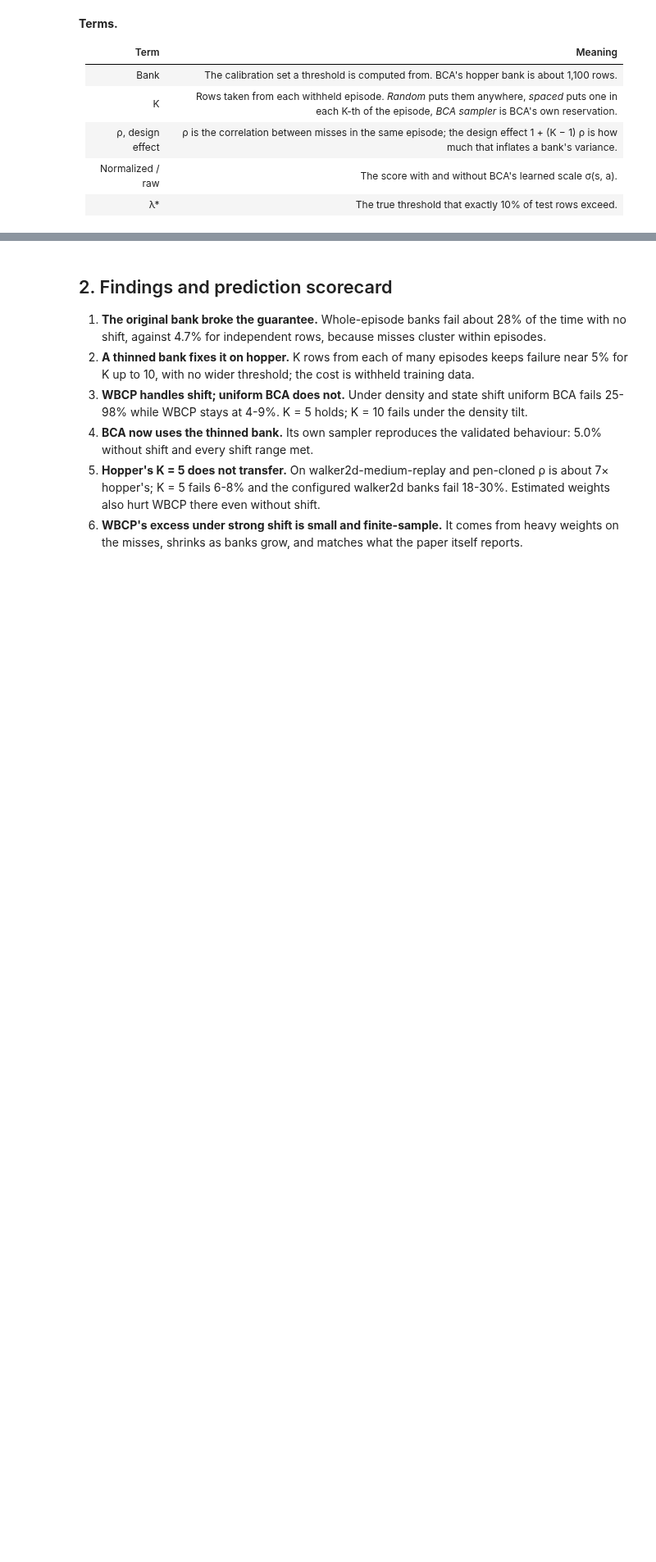
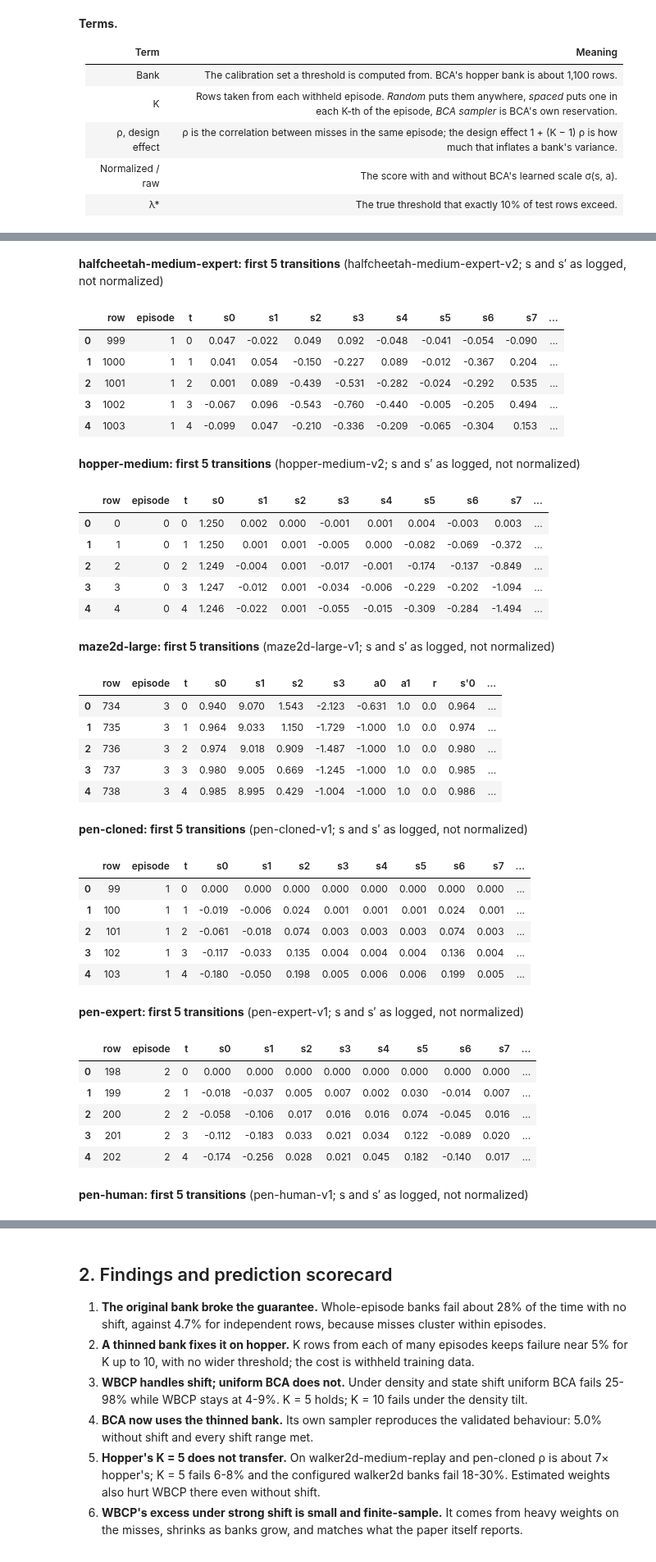
Before and after one commit to dbayha7/BCA, a Jupyter notebook: experiments/wbcp/results.ipynb, the cells around one changed output, grey strips where cells are left out. Shown at 82% size. Saved outputs shown, nothing was run; the diff lists cells and outputs as text; code cells hidden in the pictures; blank space fills up the shorter version.

```diff
--- a/experiments/wbcp/results.ipynb
+++ b/experiments/wbcp/results.ipynb
@@ -153,0 +251,66 @@ display(table([[k, p["rows"]["population"], p["rows"]["population_episodes"], p[
+# %%
+import h5py
+
+DATA = Path.home() / ".d4rl" / "datasets"
+summary = []
+with pd.option_context("display.max_columns", None):
+    for k, p in D["pools"].items():
+        meta = json.loads((ROOT / "runs" / p["dir"] / "frozen.json").read_text())
+        path = DATA / p["file"]
+        if not path.is_file() or path.stat().st_size != meta["dataset_file"]["size_bytes"]:
+            display(Markdown(f"**{k}:** `{path}` is missing or incomplete. Download `{p['file']}` (SHA-256 `{p['sha256']}`) to rebuild its transitions."))
+            continue
+        P = pool(k)
+        with h5py.File(path, "r") as f:
+            raw = {name: f[name][()] for name in ("observations", "actions", "rewards", "terminals", "timeouts")}
+        idx = np.flatnonzero(~raw["timeouts"][:-1].astype(bool))[P["row"]]  # conversion drops timeout rows and the last raw row
+        mean, std = (np.asarray(meta["obs_normalization"][name], np.float32) for name in ("obs_mean", "obs_std"))
+        assert np.allclose(P["obs"] * std + mean, raw["observations"][idx], atol=1e-4), f"{k}: pool rows do not match the D4RL file"
+        r, done = raw["rewards"][idx], raw["terminals"][idx].astype(bool)
+        summary.append([k, p["dataset"], round(float(r.mean()), 3), round(float(r.std()), 3), round(float(r.min()), 3),
+                        round(float(r.max()), 3), int(done.sum()), f"{100 * done.mean():.3f}%"])
+        h = idx[:HEAD]
+        display(Markdown(f"**{k}: first {HEAD} transitions** ({p['dataset']}; s and s′ as logged, not normalized)"))
+        display(pd.DataFrame({"row": P["row"][:HEAD], "episode": P["episode"][:HEAD], "t": P["timestep"][:HEAD],
+                              **wide("s", raw["observations"][h]), **wide("a", raw["actions"][h]), "r": r[:HEAD],
+                              **wide("s'", raw["observations"][h + 1]), "done": done[:HEAD], "score": P["score"][:HEAD]}).round(3))
+        del P, raw
+display(Markdown("**Rewards and terminals over each pool's rows** (raw D4RL rewards: the reward transform applies only to antmaze)"))
+display(table(summary, ["Score pool", "D4RL dataset", "Reward mean", "Reward SD", "Reward min", "Reward max", "Terminals", "Terminal share"]))
+# %% [output]
+**halfcheetah-medium-expert: first 5 transitions** (halfcheetah-medium-expert-v2; s and s′ as logged, not normalized)
+|  | row | episode | t | s0 | s1 | s2 | s3 | s4 | s5 | s6 | s7 | ... |
+| 0 | 999 | 1 | 0 | 0.047 | -0.022 | 0.049 | 0.092 | -0.048 | -0.041 | -0.054 | -0.090 | ... |
+| 1 | 1000 | 1 | 1 | 0.041 | 0.054 | -0.150 | -0.227 | 0.089 | -0.012 | -0.367 | 0.204 | ... |
+| 2 | 1001 | 1 | 2 | 0.001 | 0.089 | -0.439 | -0.531 | -0.282 | -0.024 | -0.292 | 0.535 | ... |
+| 3 | 1002 | 1 | 3 | -0.067 | 0.096 | -0.543 | -0.760 | -0.440 | -0.005 | -0.205 | 0.494 | ... |
+| 4 | 1003 | 1 | 4 | -0.099 | 0.047 | -0.210 | -0.336 | -0.209 | -0.065 | -0.304 | 0.153 | ... |
+**hopper-medium: first 5 transitions** (hopper-medium-v2; s and s′ as logged, not normalized)
+|  | row | episode | t | s0 | s1 | s2 | s3 | s4 | s5 | s6 | s7 | ... |
+| 0 | 0 | 0 | 0 | 1.250 | 0.002 | 0.000 | -0.001 | 0.001 | 0.004 | -0.003 | 0.003 | ... |
+| 1 | 1 | 0 | 1 | 1.250 | 0.001 | 0.001 | -0.005 | 0.000 | -0.082 | -0.069 | -0.372 | ... |
+| 2 | 2 | 0 | 2 | 1.249 | -0.004 | 0.001 | -0.017 | -0.001 | -0.174 | -0.137 | -0.849 | ... |
+| 3 | 3 | 0 | 3 | 1.247 | -0.012 | 0.001 | -0.034 | -0.006 | -0.229 | -0.202 | -1.094 | ... |
+| 4 | 4 | 0 | 4 | 1.246 | -0.022 | 0.001 | -0.055 | -0.015 | -0.309 | -0.284 | -1.494 | ... |
+**maze2d-large: first 5 transitions** (maze2d-large-v1; s and s′ as logged, not normalized)
+|  | row | episode | t | s0 | s1 | s2 | s3 | a0 | a1 | r | s'0 | ... |
+| 0 | 734 | 3 | 0 | 0.940 | 9.070 | 1.543 | -2.123 | -0.631 | 1.0 | 0.0 | 0.964 | ... |
+| 1 | 735 | 3 | 1 | 0.964 | 9.033 | 1.150 | -1.729 | -1.000 | 1.0 | 0.0 | 0.974 | ... |
+| 2 | 736 | 3 | 2 | 0.974 | 9.018 | 0.909 | -1.487 | -1.000 | 1.0 | 0.0 | 0.980 | ... |
+| 3 | 737 | 3 | 3 | 0.980 | 9.005 | 0.669 | -1.245 | -1.000 | 1.0 | 0.0 | 0.985 | ... |
+| 4 | 738 | 3 | 4 | 0.985 | 8.995 | 0.429 | -1.004 | -1.000 | 1.0 | 0.0 | 0.986 | ... |
+**pen-cloned: first 5 transitions** (pen-cloned-v1; s and s′ as logged, not normalized)
+|  | row | episode | t | s0 | s1 | s2 | s3 | s4 | s5 | s6 | s7 | ... |
+| 0 | 99 | 1 | 0 | 0.000 | 0.000 | 0.000 | 0.000 | 0.000 | 0.000 | 0.000 | 0.000 | ... |
+| 1 | 100 | 1 | 1 | -0.019 | -0.006 | 0.024 | 0.001 | 0.001 | 0.001 | 0.024 | 0.001 | ... |
+| 2 | 101 | 1 | 2 | -0.061 | -0.018 | 0.074 | 0.003 | 0.003 | 0.003 | 0.074 | 0.003 | ... |
+| 3 | 102 | 1 | 3 | -0.117 | -0.033 | 0.135 | 0.004 | 0.004 | 0.004 | 0.136 | 0.004 | ... |
+| 4 | 103 | 1 | 4 | -0.180 | -0.050 | 0.198 | 0.005 | 0.006 | 0.006 | 0.199 | 0.005 | ... |
+**pen-expert: first 5 transitions** (pen-expert-v1; s and s′ as logged, not normalized)
+|  | row | episode | t | s0 | s1 | s2 | s3 | s4 | s5 | s6 | s7 | ... |
+| 0 | 198 | 2 | 0 | 0.000 | 0.000 | 0.000 | 0.000 | 0.000 | 0.000 | 0.000 | 0.000 | ... |
+| 1 | 199 | 2 | 1 | -0.018 | -0.037 | 0.005 | 0.007 | 0.002 | 0.030 | -0.014 | 0.007 | ... |
+| 2 | 200 | 2 | 2 | -0.058 | -0.106 | 0.017 | 0.016 | 0.016 | 0.074 | -0.045 | 0.016 | ... |
+| 3 | 201 | 2 | 3 | -0.112 | -0.183 | 0.033 | 0.021 | 0.034 | 0.122 | -0.089 | 0.020 | ... |
+| 4 | 202 | 2 | 4 | -0.174 | -0.256 | 0.028 | 0.021 | 0.045 | 0.182 | -0.140 | 0.017 | ... |
+**pen-human: first 5 transitions** (pen-human-v1; s and s′ as logged, not normalized)
```
Also changed, not shown: parts of 4 cells of this notebook, 11 other files.
